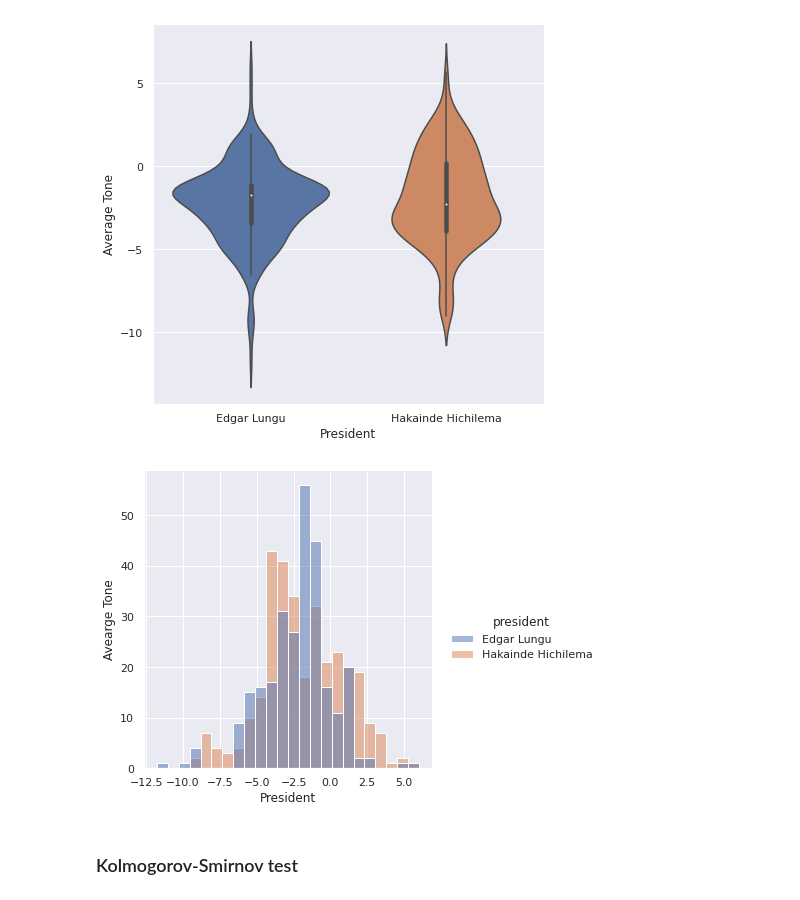
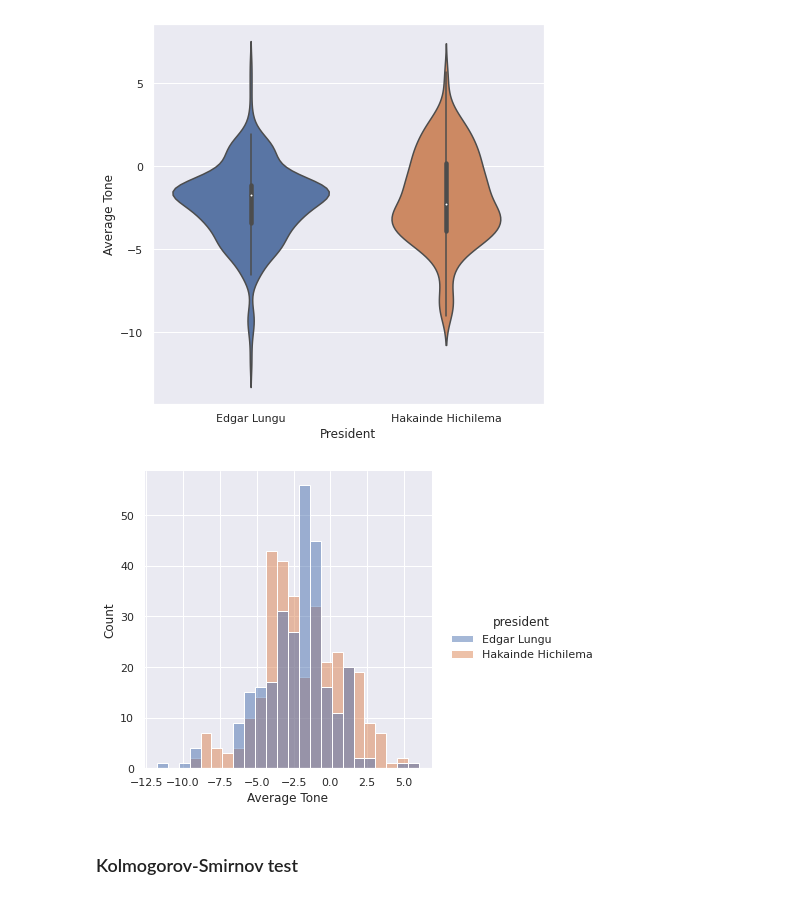
Before and after one commit to SitwalaM/nlp_gdelt_zambia_debt_analysis, a Jupyter notebook: notebooks/main_gdelt_zambia.ipynb, the cells around one changed output. Saved outputs shown, nothing was run; the diff lists cells and outputs as text; code cells hidden in the pictures.

Commit message:
notebook edit on distribution plot label

```diff
--- a/notebooks/main_gdelt_zambia.ipynb
+++ b/notebooks/main_gdelt_zambia.ipynb
@@ -313,11 +313,11 @@ plt.savefig("../images/tone_violin_presidents.png")
 [figure]
 # %%
 sns.displot(hue="president", x="Avg_tone", data = combined, ax = ax)
-plt.xlabel("President")
-plt.ylabel("Average Tone")
+plt.xlabel("Average Tone")
+plt.ylabel("Count")
 plt.savefig("../images/tone_dist_presidents.png")
 # %% [output]
-[figure, old version]
+[figure, new version]
 # %% [markdown]
 ### Kolmogorov-Smirnov test
 # %%
```
Also changed, not shown: parts of 4 cells of this notebook.
